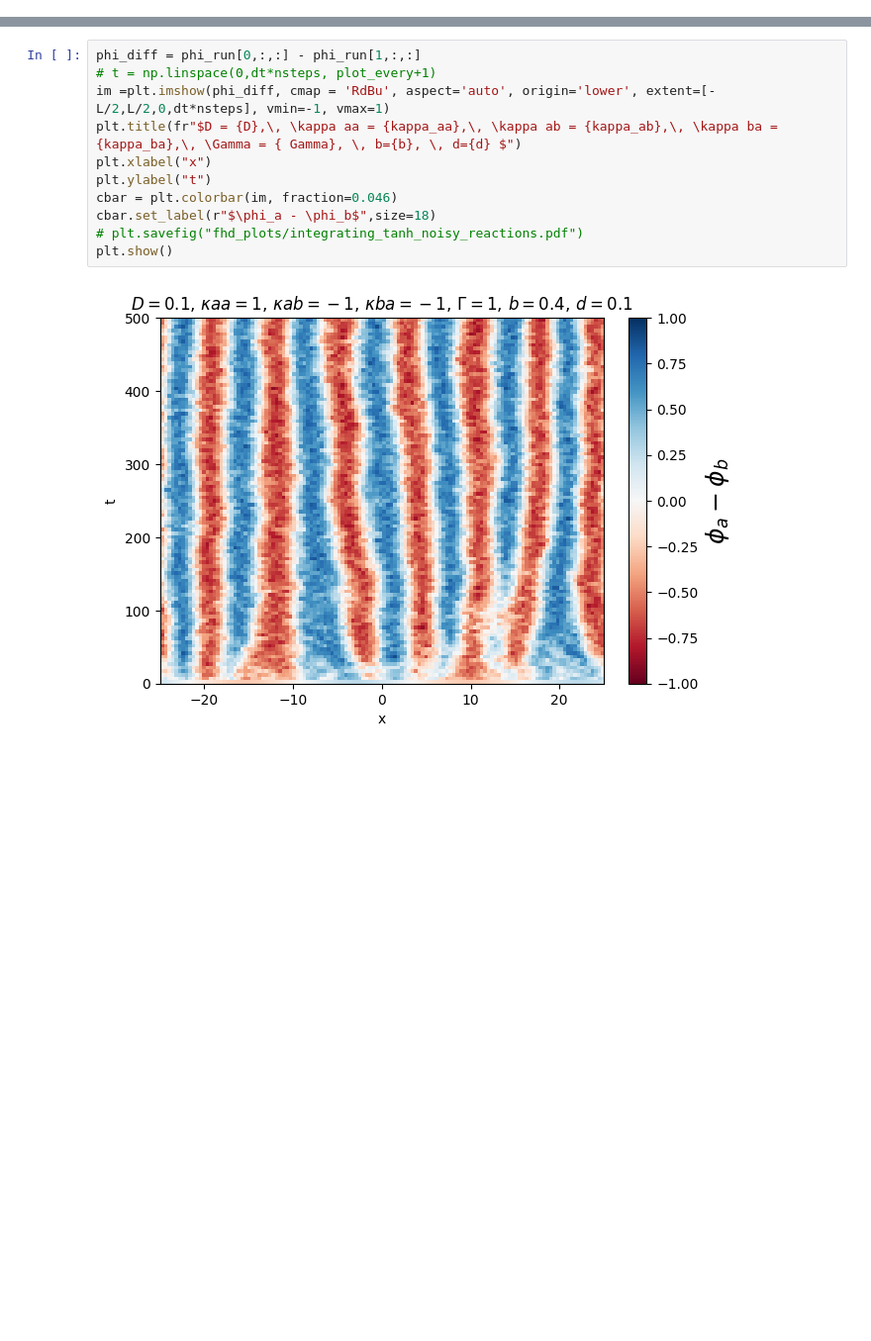
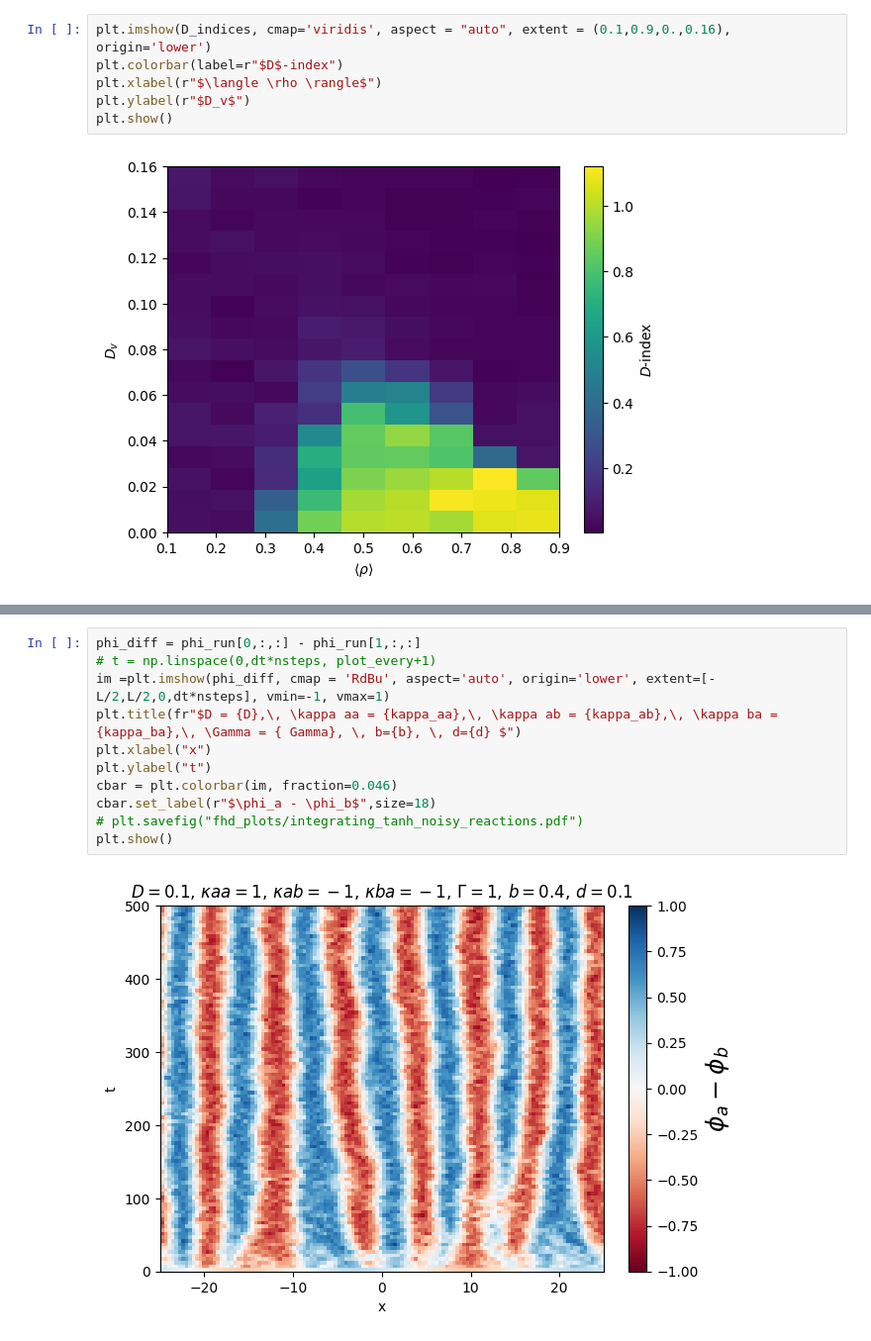
Before and after one commit to wmerbis/fluctuating_hydro, a Jupyter notebook: FHD.ipynb, the cells around one changed output, grey strips where cells are left out. Shown: that part at 99% size. Cells and saved outputs as stored; diff of their text form; blank space fills up the shorter version.

```diff
--- a/FHD.ipynb
+++ b/FHD.ipynb
@@ -81,0 +167,8 @@ Step 200000/200000: mean rho = 0.379683, min = 2.079536e-02
+# %%
+plt.imshow(D_indices, cmap='viridis', aspect = "auto", extent = (0.1,0.9,0.,0.16), origin='lower')
+plt.colorbar(label=r"$D$-index")
+plt.xlabel(r"$\langle \rho \rangle$")
+plt.ylabel(r"$D_v$")
+plt.show()
+# %% [output]
+[figure, added]
```
Also changed, not shown: parts of 7 cells of this notebook, 2 other files.
